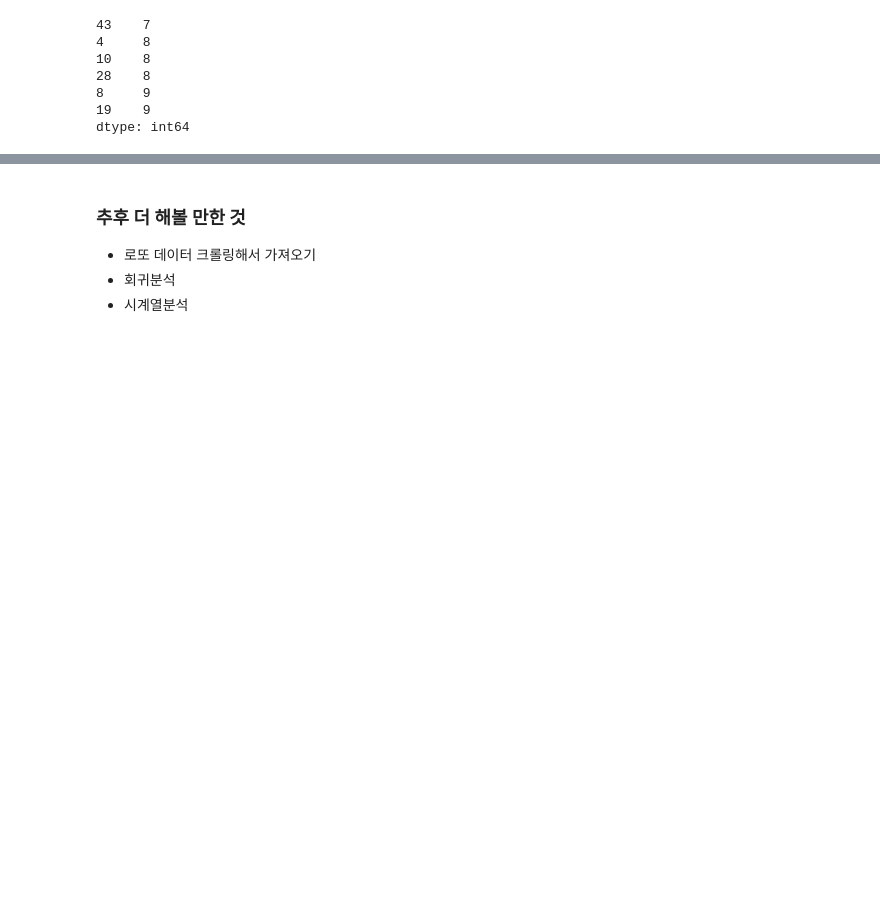
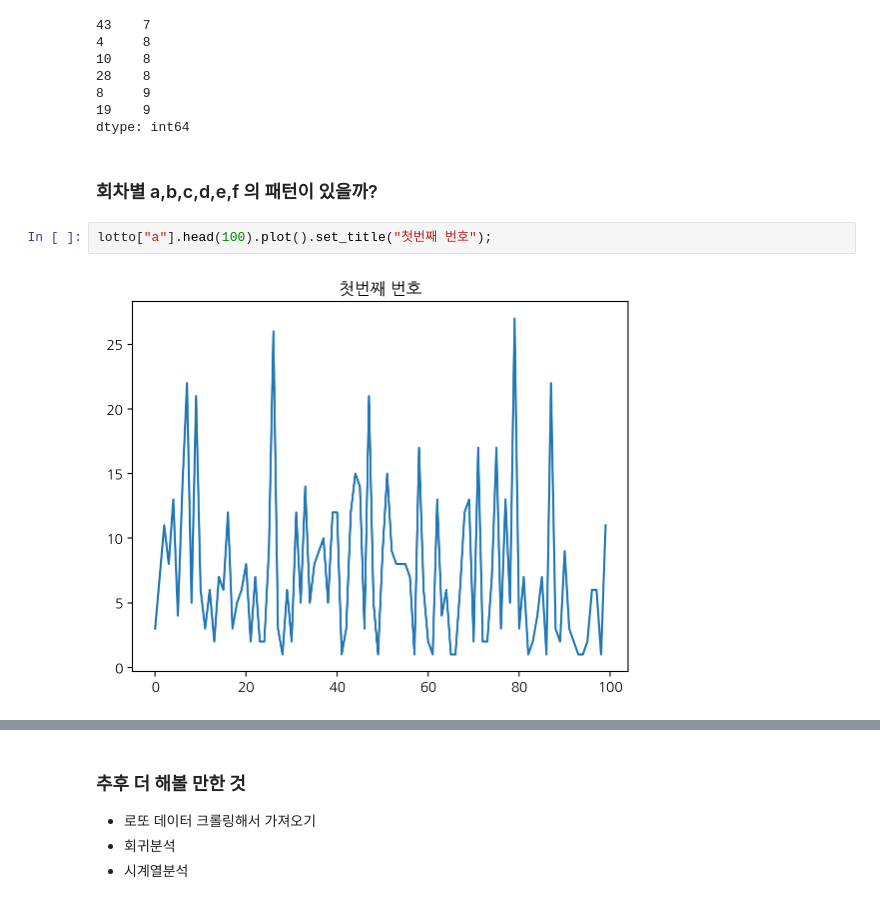
Before and after one commit to JiYoungGoGo/Data-project, a Jupyter notebook: Lotto_analysis/Lotto_시각화.ipynb, the cells around one changed output, grey strips where cells are left out. Saved outputs shown, nothing was run; the diff lists cells and outputs as text; blank space fills up the shorter version.

Commit message:
[lotto] 시각화 추가

```diff
--- a/Lotto_analysis/Lotto_시각화.ipynb
+++ b/Lotto_analysis/Lotto_시각화.ipynb
@@ -243,3 +251,9 @@ count_100_num.nsmallest(6)
 8     9
 19    9
 dtype: int64
+# %% [markdown]
+### 회차별 a,b,c,d,e,f 의 패턴이 있을까?
+# %%
+lotto["a"].head(100).plot().set_title("첫번째 번호");
+# %% [output]
+[figure, added]
```
Also changed, not shown: parts of 8 cells of this notebook.
